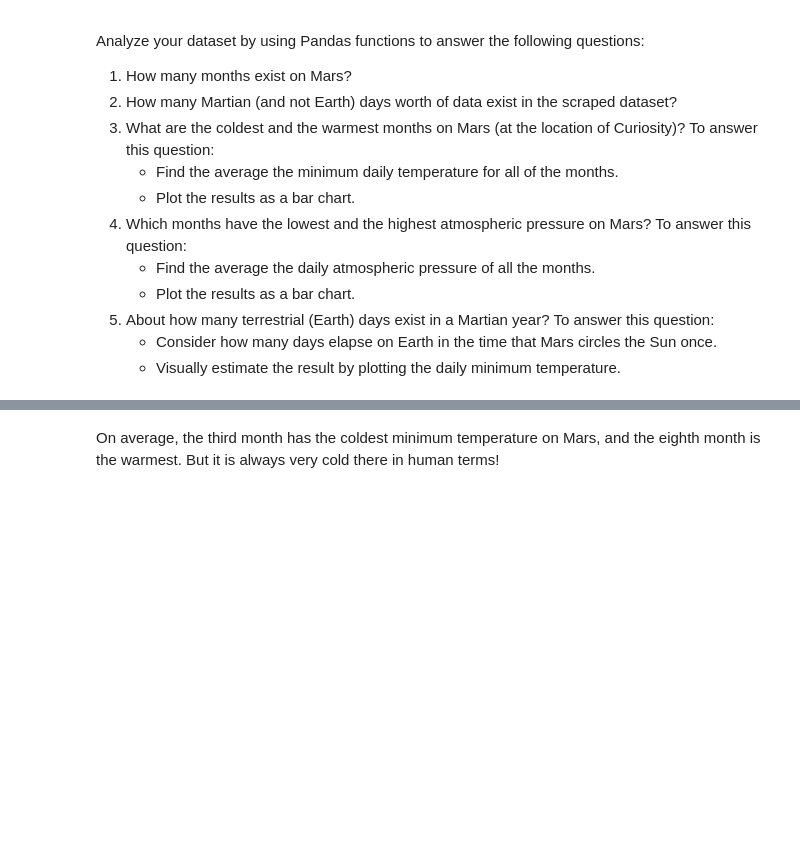
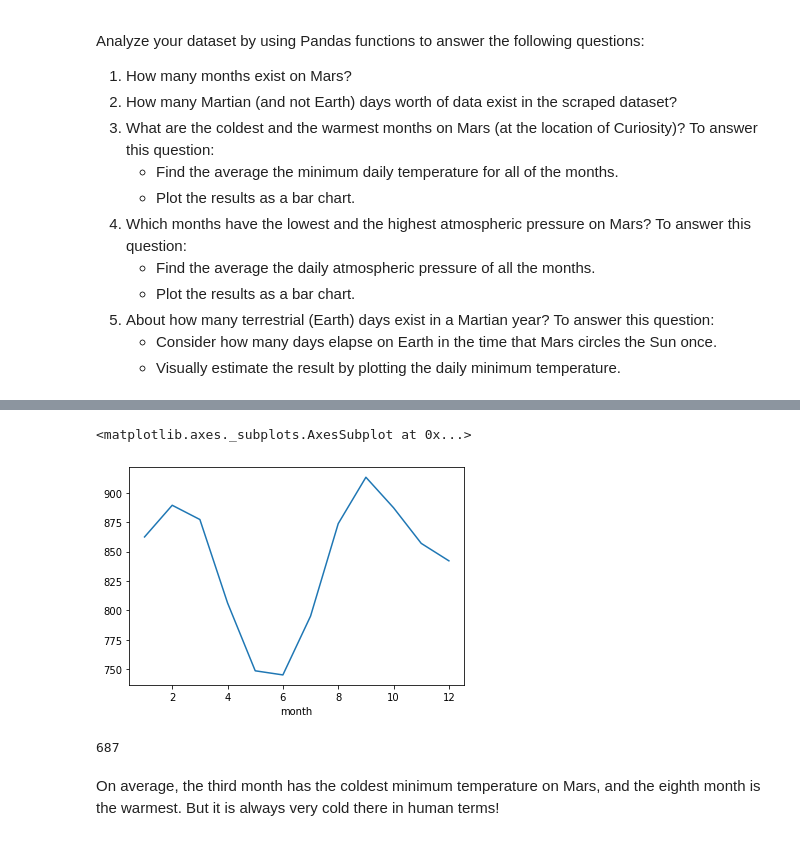
Before and after one commit to turkishfilms/data-collection-challenge, a Jupyter notebook: data-collection-challenge/part_2_mars_weather.ipynb, the cells around one changed output, grey strips where cells are left out. Cells and saved outputs as stored; diff of their text form; code cells hidden in the pictures; blank space fills up the shorter version.

```diff
--- a/data-collection-challenge/part_2_mars_weather.ipynb
+++ b/data-collection-challenge/part_2_mars_weather.ipynb
@@ -213,2 +231,4 @@ Analyze your dataset by using Pandas functions to answer the following questions
 # %%
 # 4. Average pressure by Martian month
+monthly_avg_pressure = mars_data_df.groupby(["month"])["pressure"].agg('mean')
+monthly_avg_pressure
@@ -215,7 +250,14 @@ Analyze your dataset by using Pandas functions to answer the following questions
 # %%
 # Plot the average pressure by month
+monthly_avg_pressure.plot()
+# %% [output]
+<matplotlib.axes._subplots.AxesSubplot at 0x...>
+[figure, added]
 # %%
 # 5. How many terrestrial (earth) days are there in a Martian year?
+687
+# %% [output]
+687
 # %% [markdown]
 On average, the third month has the coldest minimum temperature on Mars, and the eighth month is the warmest. But it is always very cold there in human terms!
 # %% [markdown]
```
Also changed, not shown: parts of 12 cells of this notebook, 1 other file.
